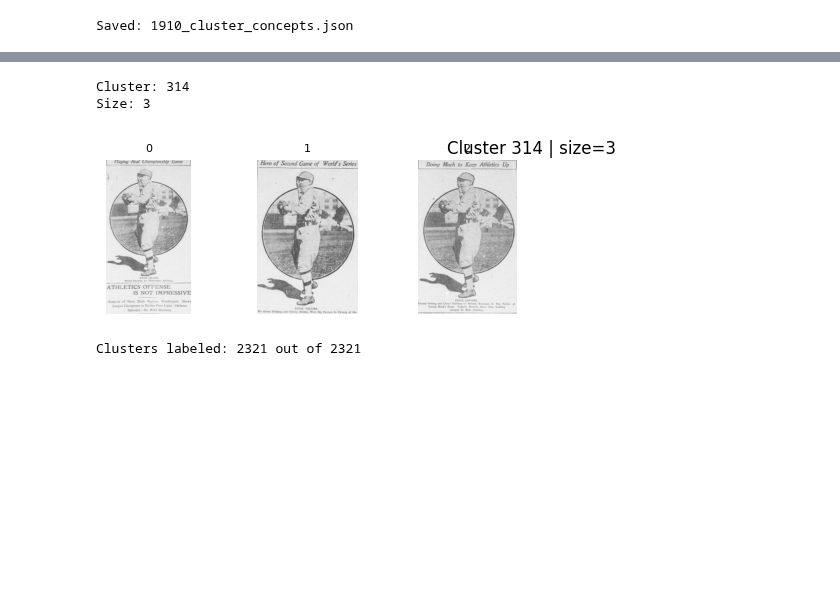
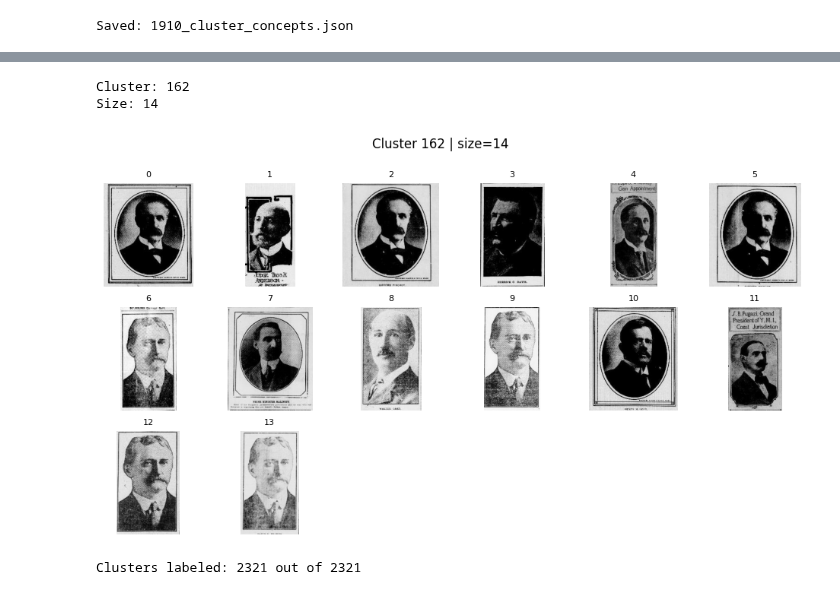
Before and after one commit to L4CCH/viral-images, a Jupyter notebook: scripts/sample-photos/4_analyze.ipynb, the cells around one changed output, grey strips where cells are left out. Drawn from its saved outputs; the diff is of its cells as text; code cells hidden in the pictures; blank space fills up the shorter version.

```diff
--- a/scripts/sample-photos/4_analyze.ipynb
+++ b/scripts/sample-photos/4_analyze.ipynb
@@ -379,22 +379,22 @@ Top concepts:
 # %%
-CLUSTER_ID = "314"
+CLUSTER_ID = "162"
 cid = str(CLUSTER_ID)
 
 all_rels = clusters[cid]
 
 print("Cluster:", cid)
 print("Size:", len(all_rels))
 
 show_image_grid(
     all_rels,
     title=f"Cluster {cid} | size={len(all_rels)}",
     cols=6,
     max_images=len(all_rels)
 )
 # %% [output]
-Cluster: 314
-Size: 3
+Cluster: 162
+Size: 14
-[figure, old version]
+[figure, new version]
 # %%
 def top1_concept(cid: str, thresh=THRESH):
     rels = clusters.get(cid, [])
```
Also changed, not shown: parts of 12 cells of this notebook.
